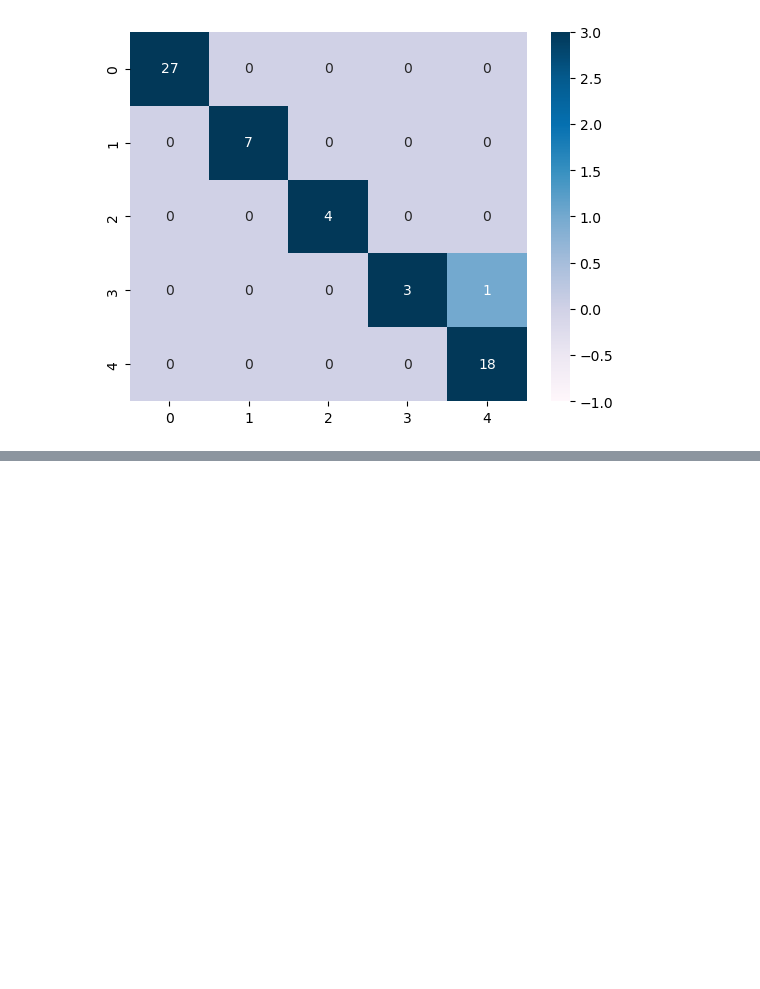
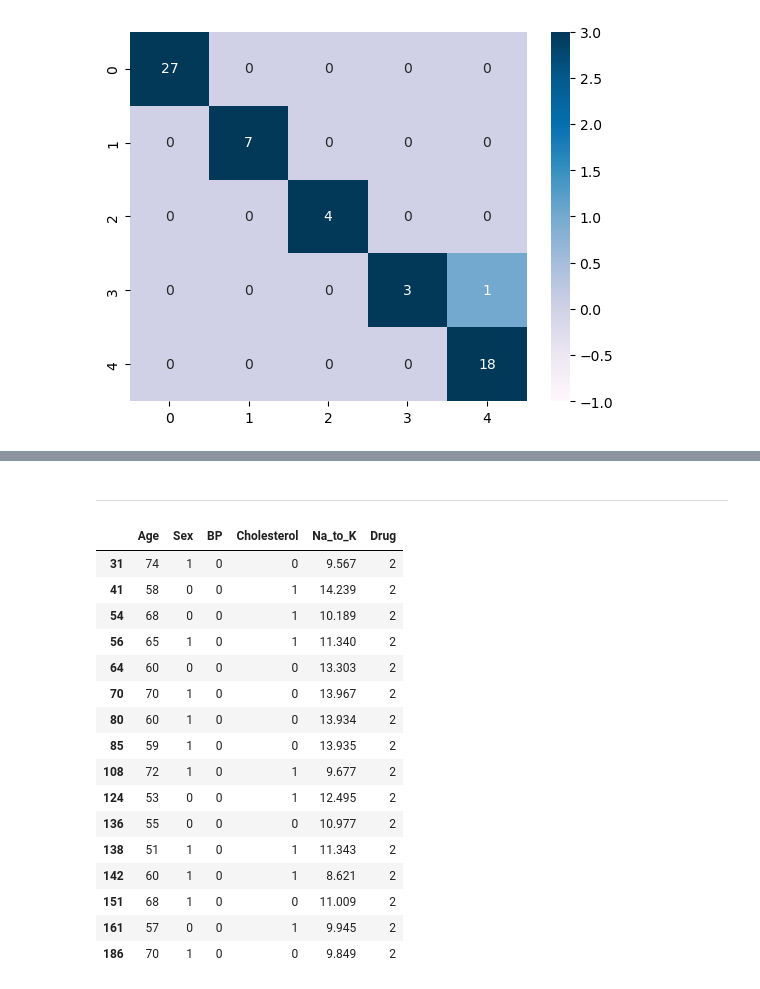
Before and after one commit to datasbb/machine-learning-project, a Jupyter notebook: ml_classification/drug_classify.ipynb, the cells around one changed output, grey strips where cells are left out. Cells and saved outputs as stored; diff of their text form; code cells hidden in the pictures; blank space fills up the shorter version.

```diff
--- a/ml_classification/drug_classify.ipynb
+++ b/ml_classification/drug_classify.ipynb
@@ -288,0 +361,25 @@ sns.heatmap(confusion_matrix(y_test , pred), annot=True, cmap='PuBu', vmin=-1, v
+# %% [markdown]
+---
+# %%
+# Drug2 확인 (Drug3과 데이터 개수가 같음)
+drug2 = df['Drug'] == 2
+drug2_df = df[drug2]
+drug2_df
+# %% [output]
+|  | Age | Sex | BP | Cholesterol | Na_to_K | Drug |
+| 31 | 74 | 1 | 0 | 0 | 9.567 | 2 |
+| 41 | 58 | 0 | 0 | 1 | 14.239 | 2 |
+| 54 | 68 | 0 | 0 | 1 | 10.189 | 2 |
+| 56 | 65 | 1 | 0 | 1 | 11.340 | 2 |
+| 64 | 60 | 0 | 0 | 0 | 13.303 | 2 |
+| 70 | 70 | 1 | 0 | 0 | 13.967 | 2 |
+| 80 | 60 | 1 | 0 | 0 | 13.934 | 2 |
+| 85 | 59 | 1 | 0 | 0 | 13.935 | 2 |
+| 108 | 72 | 1 | 0 | 1 | 9.677 | 2 |
+| 124 | 53 | 0 | 0 | 1 | 12.495 | 2 |
+| 136 | 55 | 0 | 0 | 0 | 10.977 | 2 |
+| 138 | 51 | 1 | 0 | 1 | 11.343 | 2 |
+| 142 | 60 | 1 | 0 | 1 | 8.621 | 2 |
+| 151 | 68 | 1 | 0 | 0 | 11.009 | 2 |
+| 161 | 57 | 0 | 0 | 1 | 9.945 | 2 |
+| 186 | 70 | 1 | 0 | 0 | 9.849 | 2 |
```
Also changed, not shown: parts of 9 cells of this notebook.
